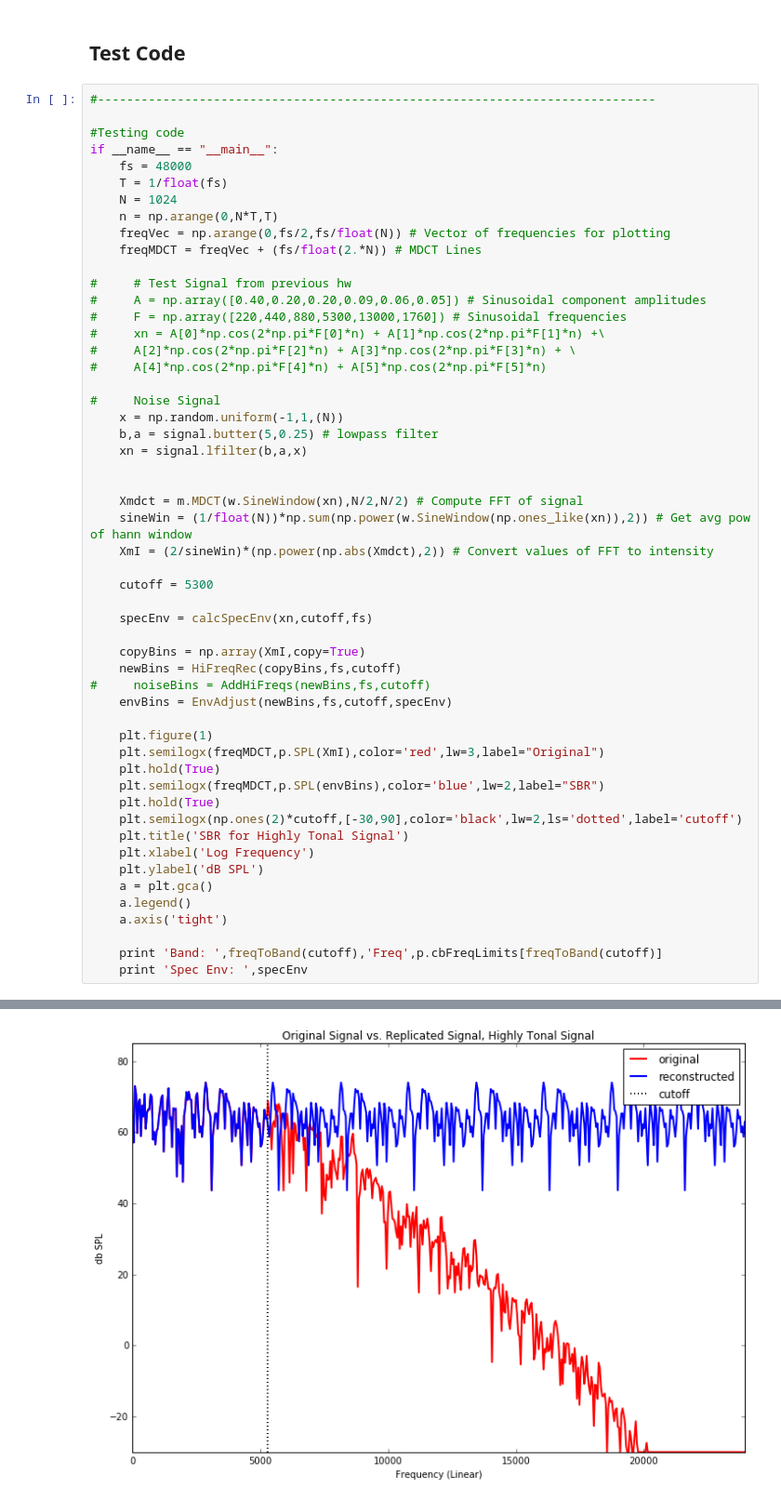
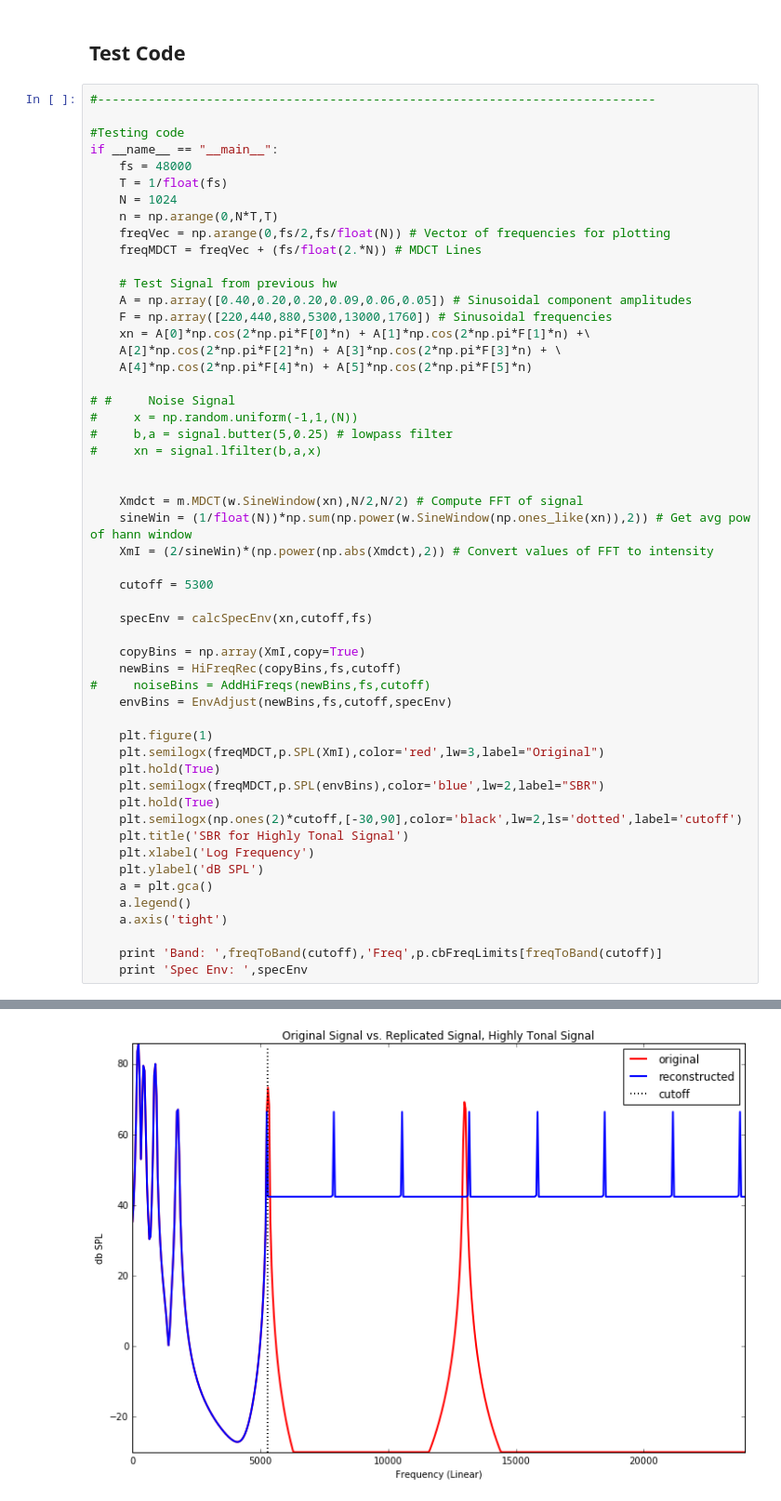
Before and after one commit to nickgang/ccrmac, a Jupyter notebook: baseCoder/SBR.ipynb, the cells around one changed output, grey strips where cells are left out. Shown at 93% size. Saved outputs shown, nothing was run; the diff lists cells and outputs as text.

```diff
--- a/baseCoder/SBR.ipynb
+++ b/baseCoder/SBR.ipynb
@@ -176,17 +176,17 @@ if __name__ == "__main__":
     freqVec = np.arange(0,fs/2,fs/float(N)) # Vector of frequencies for plotting
     freqMDCT = freqVec + (fs/float(2.*N)) # MDCT Lines
 
-#     # Test Signal from previous hw
-#     A = np.array([0.40,0.20,0.20,0.09,0.06,0.05]) # Sinusoidal component amplitudes
-#     F = np.array([220,440,880,5300,13000,1760]) # Sinusoidal frequencies
-#     xn = A[0]*np.cos(2*np.pi*F[0]*n) + A[1]*np.cos(2*np.pi*F[1]*n) +\
-#     A[2]*np.cos(2*np.pi*F[2]*n) + A[3]*np.cos(2*np.pi*F[3]*n) + \
-#     A[4]*np.cos(2*np.pi*F[4]*n) + A[5]*np.cos(2*np.pi*F[5]*n)
+    # Test Signal from previous hw
+    A = np.array([0.40,0.20,0.20,0.09,0.06,0.05]) # Sinusoidal component amplitudes
+    F = np.array([220,440,880,5300,13000,1760]) # Sinusoidal frequencies
+    xn = A[0]*np.cos(2*np.pi*F[0]*n) + A[1]*np.cos(2*np.pi*F[1]*n) +\
+    A[2]*np.cos(2*np.pi*F[2]*n) + A[3]*np.cos(2*np.pi*F[3]*n) + \
+    A[4]*np.cos(2*np.pi*F[4]*n) + A[5]*np.cos(2*np.pi*F[5]*n)
 
-#     Noise Signal
-    x = np.random.uniform(-1,1,(N))
-    b,a = signal.butter(5,0.25) # lowpass filter
-    xn = signal.lfilter(b,a,x)
+# #     Noise Signal
+#     x = np.random.uniform(-1,1,(N))
+#     b,a = signal.butter(5,0.25) # lowpass filter
+#     xn = signal.lfilter(b,a,x)
 
 
     Xmdct = m.MDCT(w.SineWindow(xn),N/2,N/2) # Compute FFT of signal
@@ -225 +225 @@ Spec Env:  [  2.82627999e-01   3.11444397e-01   3.36453234e-02   1.50973735e-03
-[figure, old version]
+[figure, new version]
```
Also changed, not shown: parts of 1 cell of this notebook, 1 other file.
